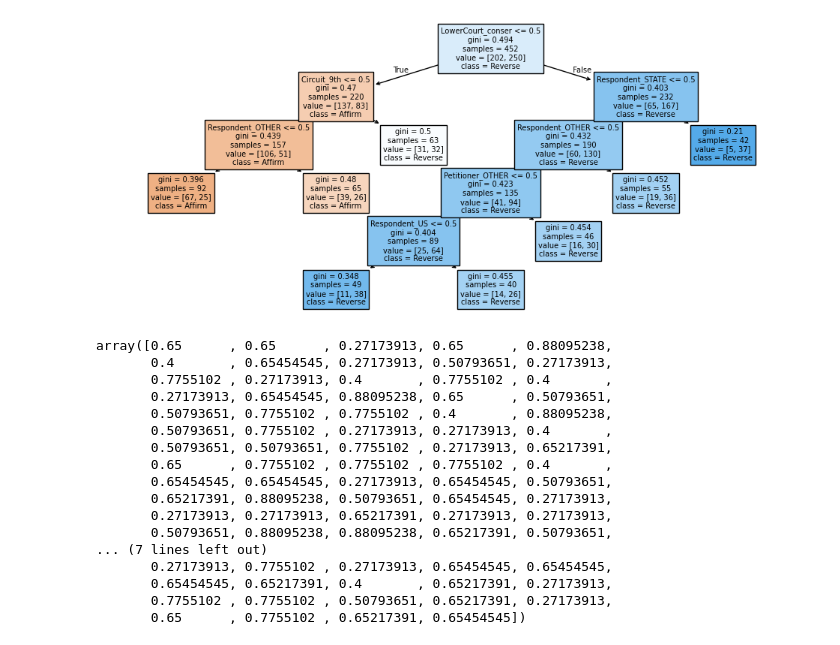
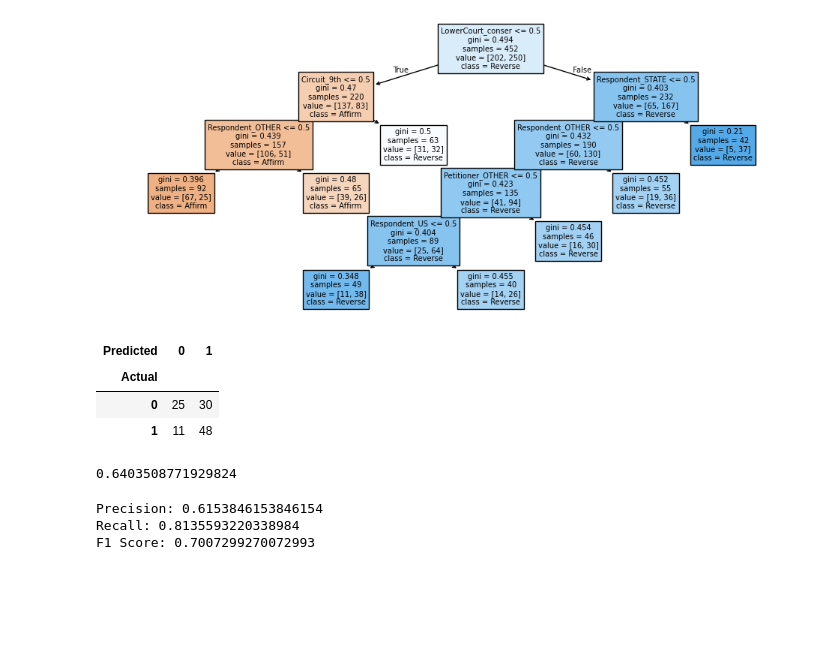
Before and after one commit to sarthakjain24/UWMSIS510, a Jupyter notebook: In Class/Lecture 2 - Modeling the Expert/Stevens.ipynb, the cells around one changed output. Saved outputs shown, nothing was run; the diff lists cells and outputs as text; code cells hidden in the pictures; blank space fills up the shorter version.

```diff
--- a/In Class/Lecture 2 - Modeling the Expert/Stevens.ipynb
+++ b/In Class/Lecture 2 - Modeling the Expert/Stevens.ipynb
@@ -82,24 +82,31 @@ plt.show()
 # %% [output]
 [figure]
 # %%
-dt_40.predict_proba(X_test)[:,1]
+y_pred_test_prob_dt40 = dt_40.predict_proba(X_test)[:,1]
-# %% [output]
-array([0.65      , 0.65      , 0.27173913, 0.65      , 0.88095238,
-       0.4       , 0.65454545, 0.27173913, 0.50793651, 0.27173913,
-       0.7755102 , 0.27173913, 0.4       , 0.7755102 , 0.4       ,
-       0.27173913, 0.65454545, 0.88095238, 0.65      , 0.50793651,
-       0.50793651, 0.7755102 , 0.7755102 , 0.4       , 0.88095238,
-       0.50793651, 0.7755102 , 0.27173913, 0.27173913, 0.4       ,
-       0.50793651, 0.50793651, 0.7755102 , 0.27173913, 0.65217391,
-       0.65      , 0.7755102 , 0.7755102 , 0.7755102 , 0.4       ,
-       0.65454545, 0.65454545, 0.27173913, 0.65454545, 0.50793651,
-       0.65217391, 0.88095238, 0.50793651, 0.65454545, 0.27173913,
-       0.27173913, 0.27173913, 0.65217391, 0.27173913, 0.27173913,
-       0.50793651, 0.88095238, 0.88095238, 0.65217391, 0.50793651,
-... (7 lines left out)
-       0.27173913, 0.7755102 , 0.27173913, 0.65454545, 0.65454545,
-       0.65454545, 0.65217391, 0.4       , 0.65217391, 0.27173913,
-       0.7755102 , 0.7755102 , 0.50793651, 0.65217391, 0.27173913,
-       0.65      , 0.7755102 , 0.65217391, 0.65454545])
+# %%
+y_pred_test = (y_pred_test_prob_dt40 > 0.5) * 1
+# %%
+pd.crosstab(y_test, y_pred_test, rownames=['Actual'], colnames=['Predicted'])
+# %% [output]
+| Predicted | 0 | 1 |
+| Actual |  |  |
+| 0 | 25 | 30 |
+| 1 | 11 | 48 |
+# %%
+accuracy = (y_test == y_pred_test).mean()
+print(accuracy)
+# %% [output]
+0.6403508771929824
+# %%
+precision = 48/(48 + 30)
+recall = 48/(48 + 11)
+f1 = 2 * (precision * recall) / (precision + recall)
+print("Precision:", precision)
+print("Recall:", recall)
+print("F1 Score:", f1)
+# %% [output]
+Precision: 0.6153846153846154
+Recall: 0.8135593220338984
+F1 Score: 0.7007299270072993
 # %%
 y_pred_prob_test = dt_100.predict_proba(X_test)[:,1] # [:,1] => all rows, and second col gives prob of y =1
```
